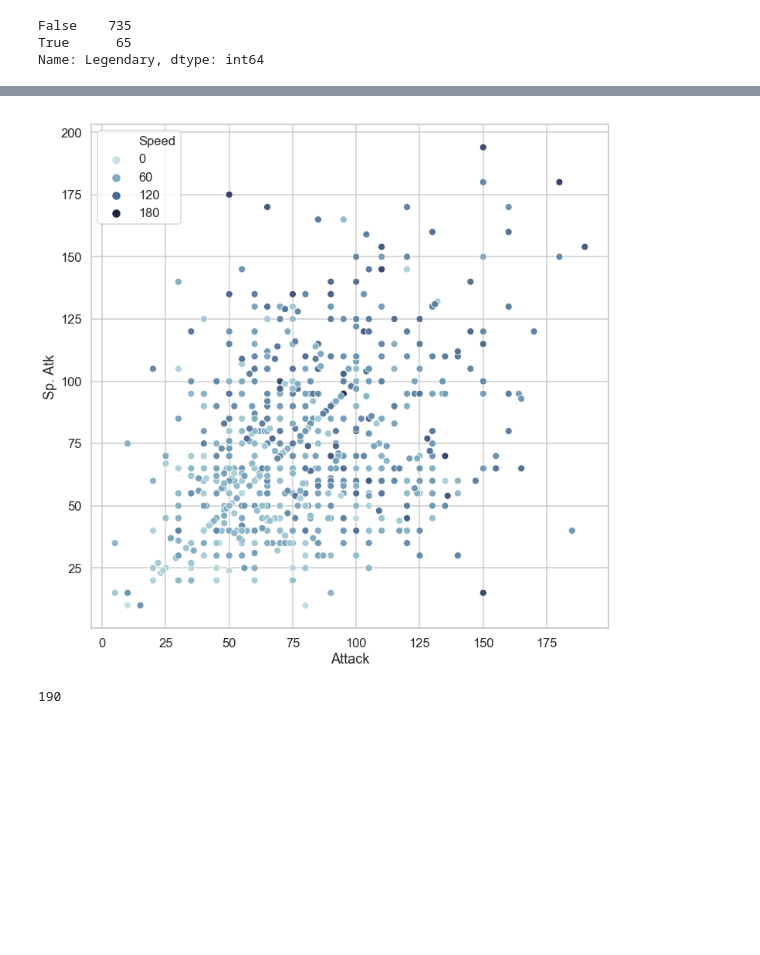
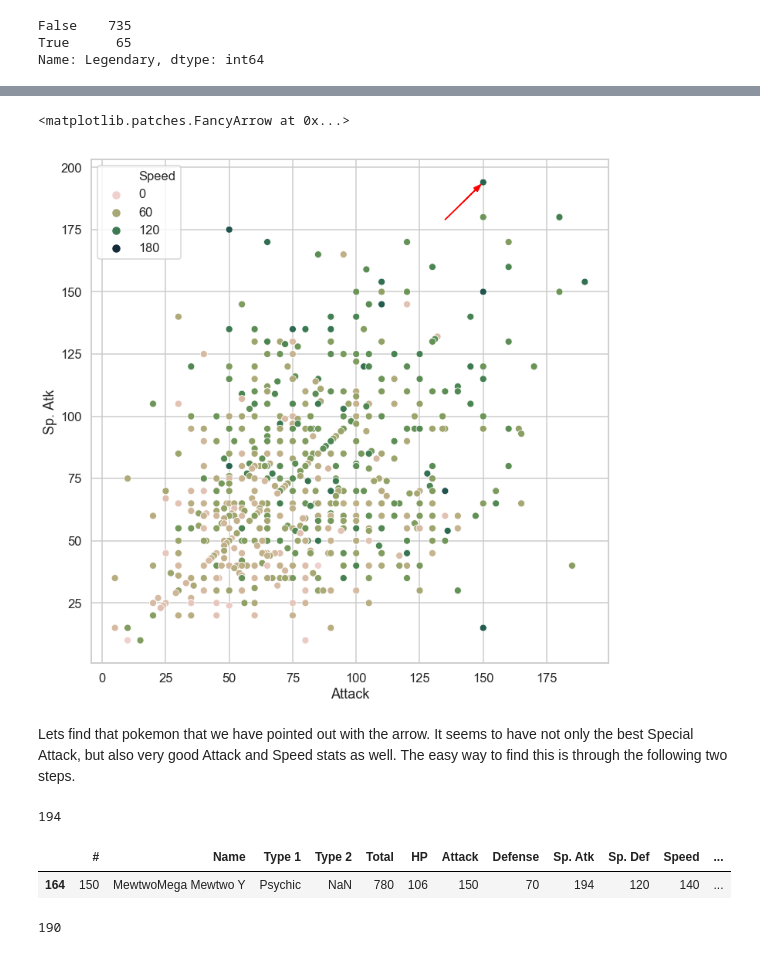
Before and after one commit to DanielPDWalker/Pokemon-Seaborn-Exploration, a Jupyter notebook: Pokemon - Rough Seaborn Visulisation Workbook.ipynb, the cells around one changed output, grey strips where cells are left out. Saved outputs shown, nothing was run; the diff lists cells and outputs as text; code cells hidden in the pictures; blank space fills up the shorter version.

Commit message:
Added an arrow on our 3 way scatter for a pokemon for us to find. Found said pokemon, with comments!

```diff
--- a/Pokemon - Rough Seaborn Visulisation Workbook.ipynb
+++ b/Pokemon - Rough Seaborn Visulisation Workbook.ipynb
@@ -159,12 +168,29 @@ Name: Legendary, dtype: int64
 # %%
 sns.set_context('talk')
 sns.set_style("whitegrid")
 fig = plt.figure(figsize=(12,12))
-cmap = sns.cubehelix_palette(rot=-0.2, as_cmap=True)
+cmap = sns.cubehelix_palette(rot=-0.8, as_cmap=True)
 ax = sns.scatterplot(x="Attack", y="Sp. Atk",
                     hue="Speed", palette=cmap, data=df)
+df.sort_values('Sp. Atk', ascending=False, inplace=True)
+ax.arrow(df.iloc[0,6] - 15, df.iloc[0,8] - 15, 12, 12, head_width=2, head_length=3, color='red')
 # %% [output]
+<matplotlib.patches.FancyArrow at 0x...>
-[figure, old version]
+[figure, new version]
+# %% [markdown]
+Lets find that pokemon that we have pointed out with the arrow. It seems to have not only the best Special Attack, but also very good Attack and Speed stats as well. The easy way to find this is through the following two steps.
+# %%
+# We know has the most Special attack, so finding the highest value in that column will give up our mystery pokemons
+# Special Attack stat.
+df['Sp. Atk'].max()
+# %% [output]
+194
+# %%
+# Now we can just pull out the row where the pokemon's Special Attack is equal to our max.
+df.loc[df['Sp. Atk'] == 194]
+# %% [output]
+|  | # | Name | Type 1 | Type 2 | Total | HP | Attack | Defense | Sp. Atk | Sp. Def | Speed | ... |
+| 164 | 150 | MewtwoMega Mewtwo Y | Psychic | NaN | 780 | 106 | 150 | 70 | 194 | 120 | 140 | ... |
 # %%
 df['Attack'].max()
 # %% [output]
```
Also changed, not shown: parts of 1 cell of this notebook.
